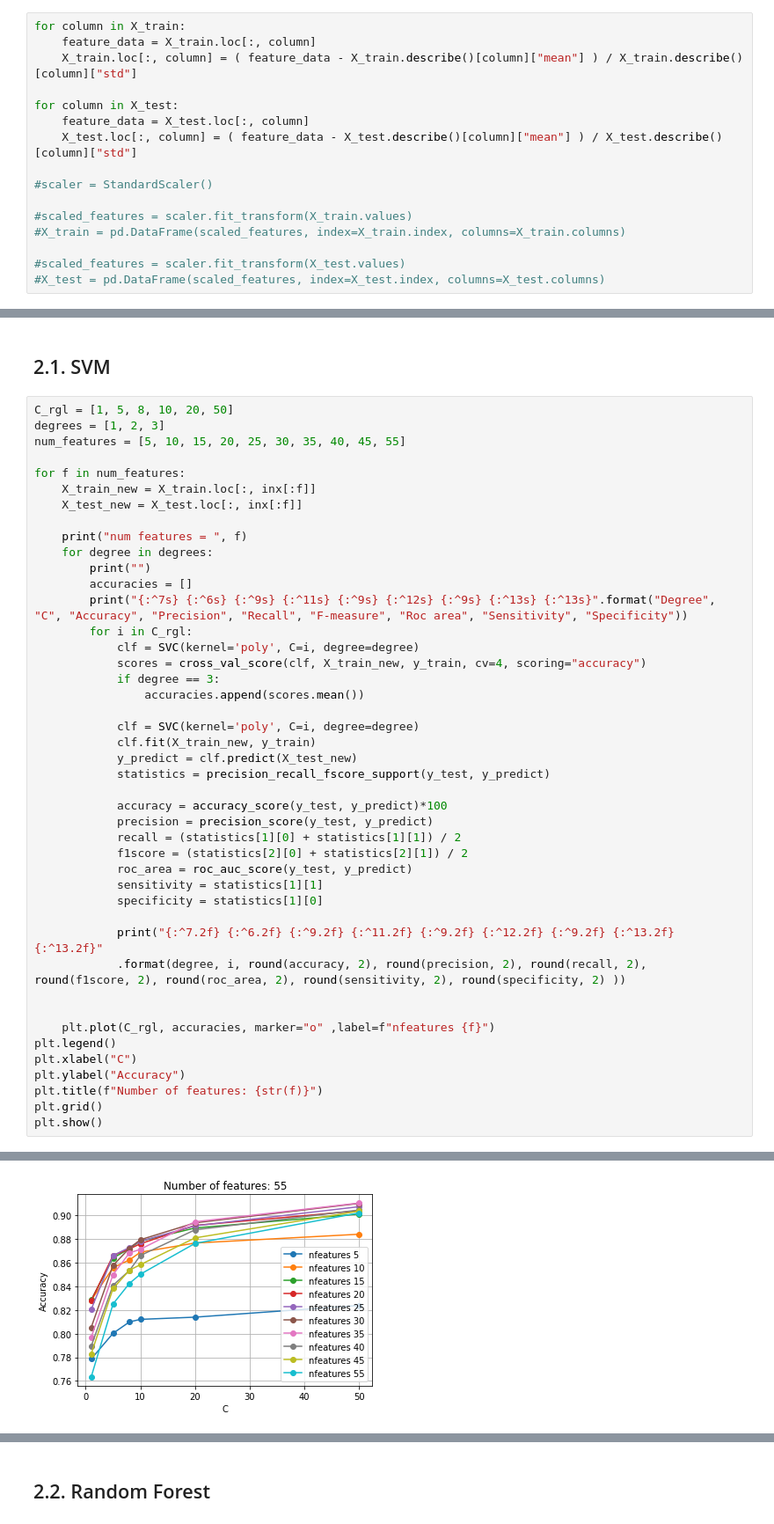
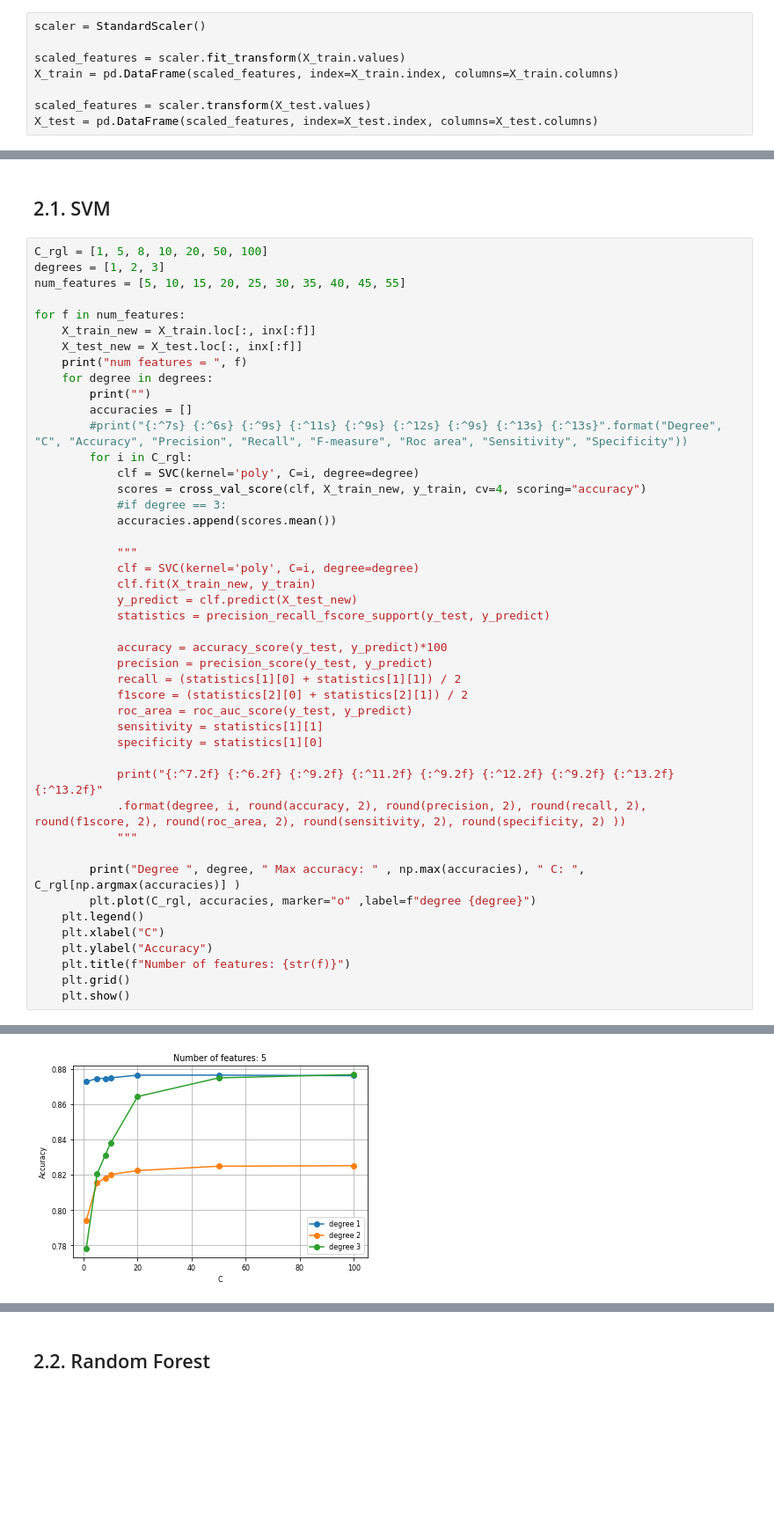
Before and after one commit to rafaelbaptista13/ED-Project, a Jupyter notebook: Project.ipynb, the cells around one changed output, grey strips where cells are left out. Shown at 88% size. Saved outputs shown, nothing was run; the diff lists cells and outputs as text; blank space fills up the shorter version.

```diff
--- a/Project.ipynb
+++ b/Project.ipynb
@@ -286,19 +290,11 @@ Now we normalize all the dataset using the z-score normalization.
 # %%
-for column in X_train:
-    feature_data = X_train.loc[:, column]
-    X_train.loc[:, column] = ( feature_data - X_train.describe()[column]["mean"] ) / X_train.describe()[column]["std"]
+scaler = StandardScaler()
 
-for column in X_test:
-    feature_data = X_test.loc[:, column]
-    X_test.loc[:, column] = ( feature_data - X_test.describe()[column]["mean"] ) / X_test.describe()[column]["std"]
+scaled_features = scaler.fit_transform(X_train.values)
+X_train = pd.DataFrame(scaled_features, index=X_train.index, columns=X_train.columns)
 
-#scaler = StandardScaler()
-
-#scaled_features = scaler.fit_transform(X_train.values)
-#X_train = pd.DataFrame(scaled_features, index=X_train.index, columns=X_train.columns)
-
-#scaled_features = scaler.fit_transform(X_test.values)
-#X_test = pd.DataFrame(scaled_features, index=X_test.index, columns=X_test.columns)
+scaled_features = scaler.transform(X_test.values)
+X_test = pd.DataFrame(scaled_features, index=X_test.index, columns=X_test.columns)
 # %% [markdown]
 # 2. Train Model
 
@@ -310,25 +306,25 @@ We will study the following classifiers:
 # %% [markdown]
 ## 2.1. SVM
 # %%
-C_rgl = [1, 5, 8, 10, 20, 50]
+C_rgl = [1, 5, 8, 10, 20, 50, 100]
 degrees = [1, 2, 3]
 num_features = [5, 10, 15, 20, 25, 30, 35, 40, 45, 55]
 
 for f in num_features:
     X_train_new = X_train.loc[:, inx[:f]]
     X_test_new = X_test.loc[:, inx[:f]]
-
     print("num features = ", f)
     for degree in degrees:
         print("")
         accuracies = []
-        print("{:^7s} {:^6s} {:^9s} {:^11s} {:^9s} {:^12s} {:^9s} {:^13s} {:^13s}".format("Degree", "C", "Accuracy", "Precision", "Recall", "F-measure", "Roc area", "Sensitivity", "Specificity"))
+        #print("{:^7s} {:^6s} {:^9s} {:^11s} {:^9s} {:^12s} {:^9s} {:^13s} {:^13s}".format("Degree", "C", "Accuracy", "Precision", "Recall", "F-measure", "Roc area", "Sensitivity", "Specificity"))
         for i in C_rgl:
             clf = SVC(kernel='poly', C=i, degree=degree)
             scores = cross_val_score(clf, X_train_new, y_train, cv=4, scoring="accuracy")
-            if degree == 3:
-                accuracies.append(scores.mean())
+            #if degree == 3:
+            accuracies.append(scores.mean())
 
+            """
             clf = SVC(kernel='poly', C=i, degree=degree)
             clf.fit(X_train_new, y_train)
             y_predict = clf.predict(X_test_new)
@@ -344,15 +340,16 @@ for f in num_features:
 
             print("{:^7.2f} {:^6.2f} {:^9.2f} {:^11.2f} {:^9.2f} {:^12.2f} {:^9.2f} {:^13.2f} {:^13.2f}"
             .format(degree, i, round(accuracy, 2), round(precision, 2), round(recall, 2), round(f1score, 2), round(roc_area, 2), round(sensitivity, 2), round(specificity, 2) ))
+            """
 
-
-    plt.plot(C_rgl, accuracies, marker="o" ,label=f"nfeatures {f}")
-plt.legend()
-plt.xlabel("C")
-plt.ylabel("Accuracy")
-plt.title(f"Number of features: {str(f)}")
-plt.grid()
-plt.show()
+        print("Degree ", degree, " Max accuracy: " , np.max(accuracies), " C: ", C_rgl[np.argmax(accuracies)] )
+        plt.plot(C_rgl, accuracies, marker="o" ,label=f"degree {degree}")
+    plt.legend()
+    plt.xlabel("C")
+    plt.ylabel("Accuracy")
+    plt.title(f"Number of features: {str(f)}")
+    plt.grid()
+    plt.show()
 # %% [output]
 num features =  5
 
@@ -374 +361 @@ Degree    C    Accuracy   Precision   Recall    F-measure   Roc area   Sensitivi
-[figure, old version]
+[figure, new version]
```
Also changed, not shown: parts of 57 cells of this notebook, 1 other file.
